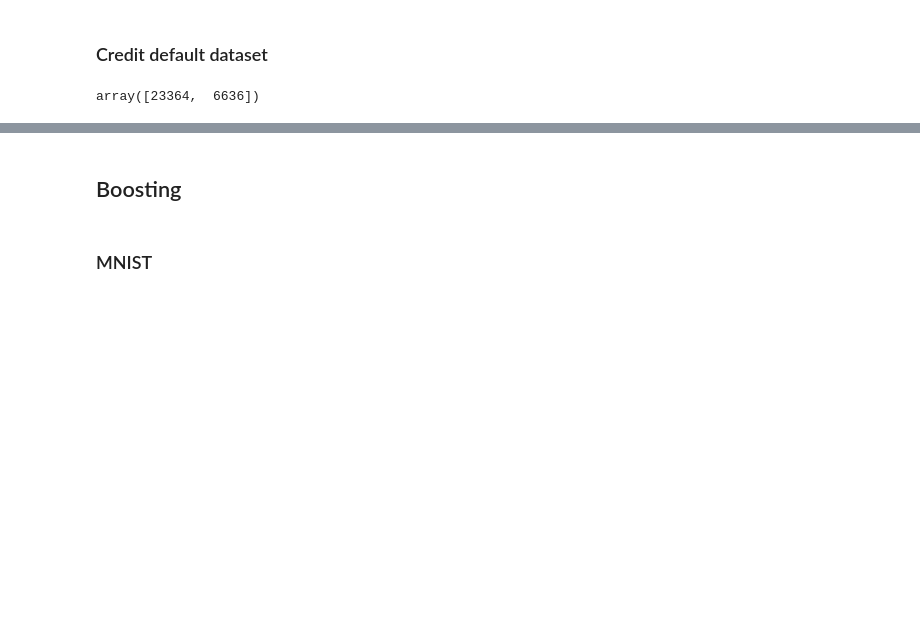
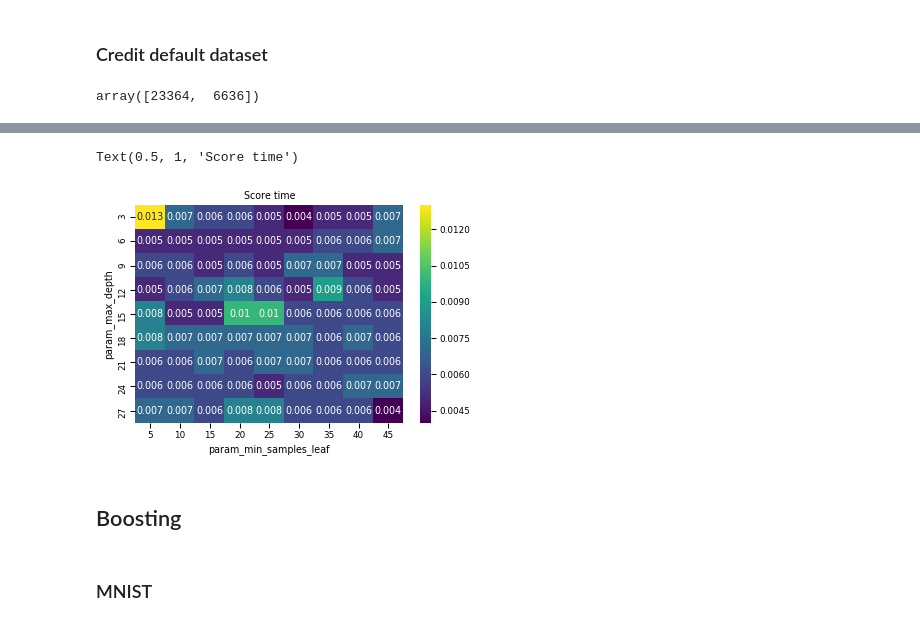
Before and after one commit to mkecera/1-supervised-learning, a Jupyter notebook: assignment1.ipynb, the cells around one changed output, grey strips where cells are left out. Cells and saved outputs as stored; diff of their text form; code cells hidden in the pictures; blank space fills up the shorter version.

```diff
--- a/assignment1.ipynb
+++ b/assignment1.ipynb
@@ -793,3 +684,13 @@ probs
+# %%
+cvResultsTimeScore = pd.DataFrame(gridSearchTree.cv_results_)
+cvResultsTimeScore = cvResultsTimeScore[['param_max_depth', 'param_min_samples_leaf', 'mean_score_time']]
+cvResultsTimeScore['mean_score_time'] = round(cvResultsTimeScore['mean_score_time'], 3)
+cvResultsTimeScore = cvResultsTimeScore.pivot(index='param_max_depth', columns='param_min_samples_leaf', values='mean_score_time')
+sns.set_context("paper")
+sns.heatmap(cvResultsTimeScore, annot=True, fmt="g", cmap='viridis').set_title('Score time')
+# %% [output]
+Text(0.5, 1, 'Score time')
+[figure, added]
 # %% [markdown]
 ## Boosting
 # %% [markdown]
```
Also changed, not shown: parts of 69 cells of this notebook, 1 other file.
